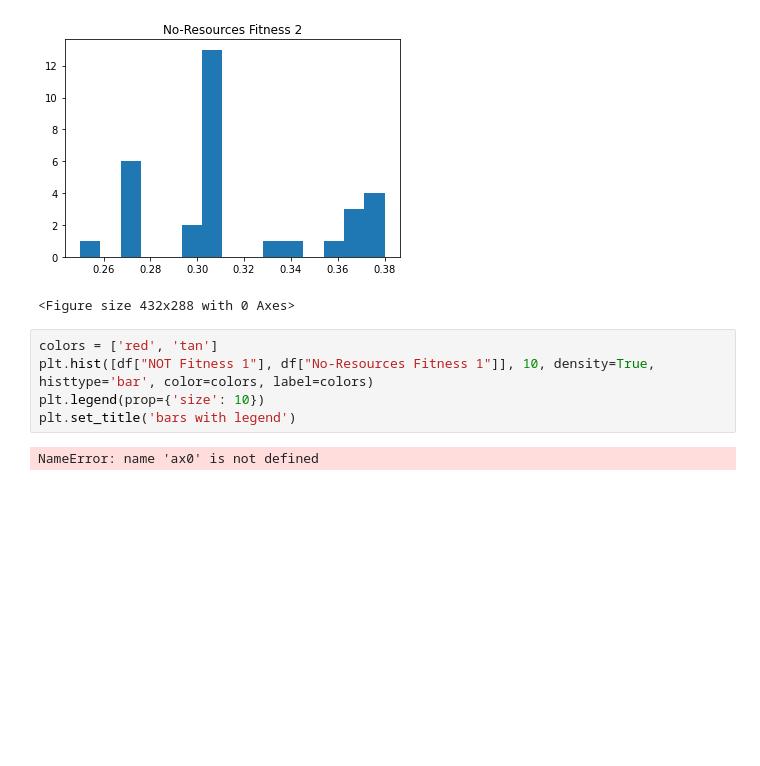
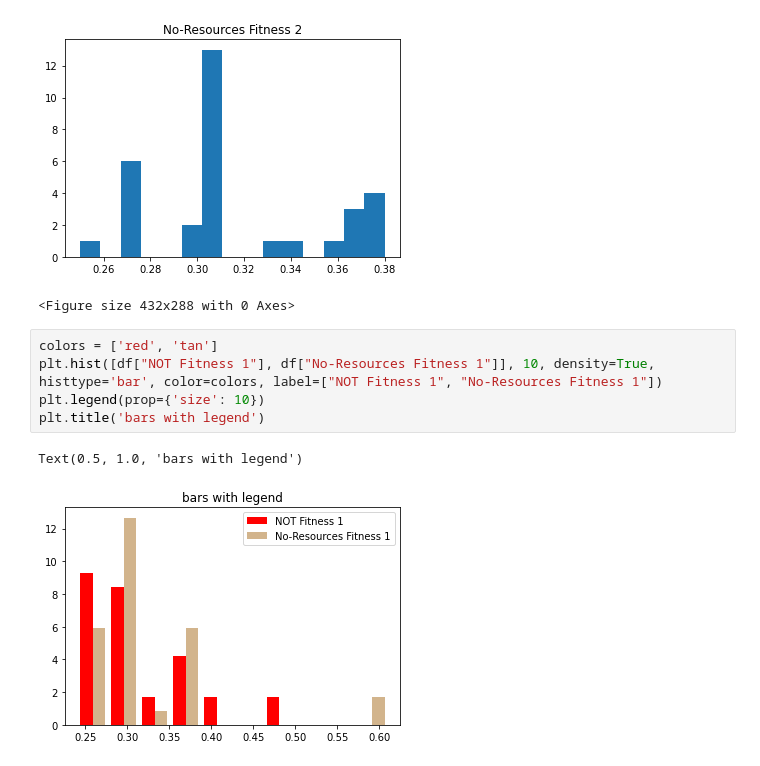
Before and after one commit to Cyberninja101/Python-master, a Jupyter notebook: Python_Important/School_Stuff/Fitness_Avida.ipynb, the cells around one changed output. Saved outputs shown, nothing was run; the diff lists cells and outputs as text; blank space fills up the shorter version.

```diff
--- a/Python_Important/School_Stuff/Fitness_Avida.ipynb
+++ b/Python_Important/School_Stuff/Fitness_Avida.ipynb
@@ -171,8 +172,9 @@ plt.figure()
 <Figure size 432x288 with 0 Axes>
 # %%
 colors = ['red', 'tan']
-plt.hist([df["NOT Fitness 1"], df["No-Resources Fitness 1"]], 10, density=True, histtype='bar', color=colors, label=colors)
+plt.hist([df["NOT Fitness 1"], df["No-Resources Fitness 1"]], 10, density=True, histtype='bar', color=colors, label=["NOT Fitness 1", "No-Resources Fitness 1"])
 plt.legend(prop={'size': 10})
-plt.set_title('bars with legend')
+plt.title('bars with legend')
 # %% [output]
-NameError: name 'ax0' is not defined
+Text(0.5, 1.0, 'bars with legend')
+[figure, added]
```
Also changed, not shown: parts of 1 cell of this notebook.
